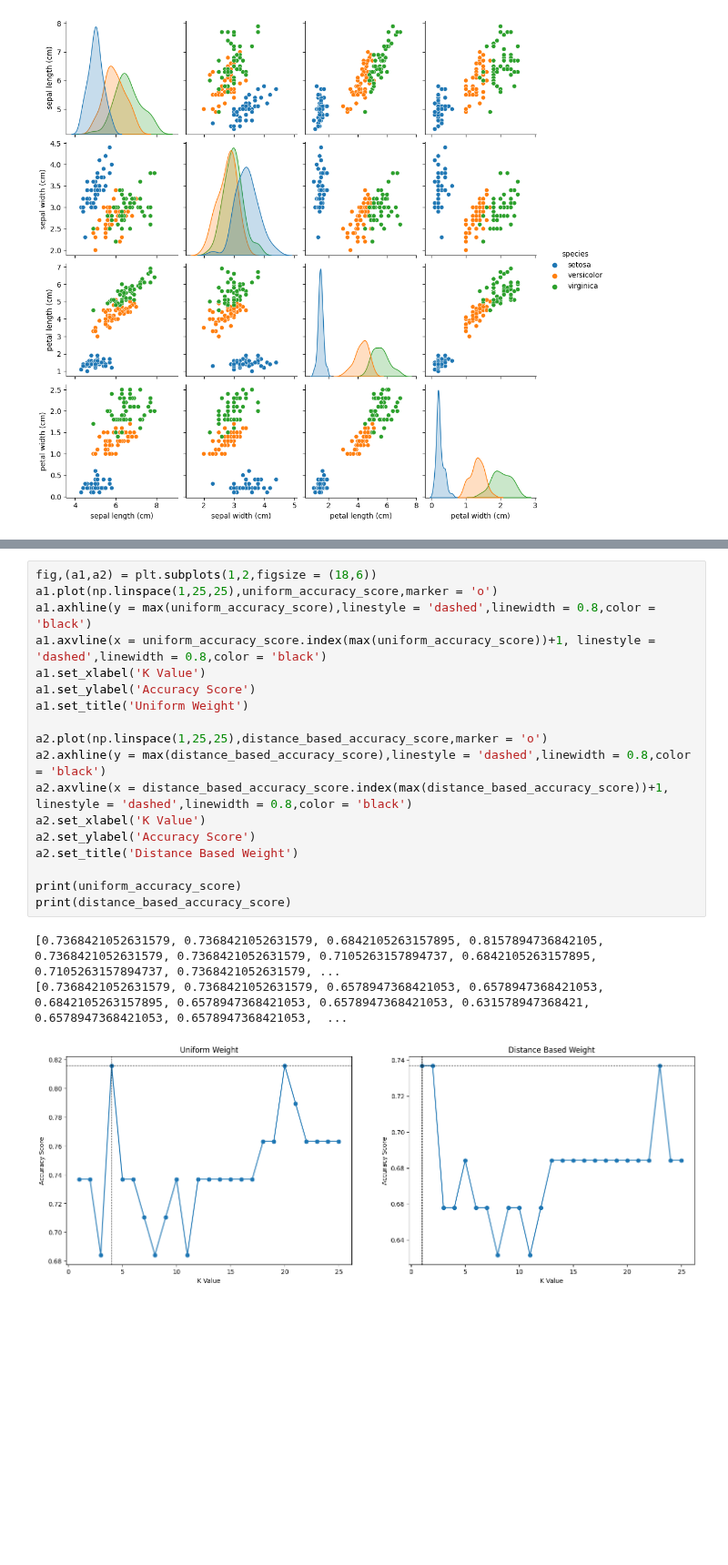
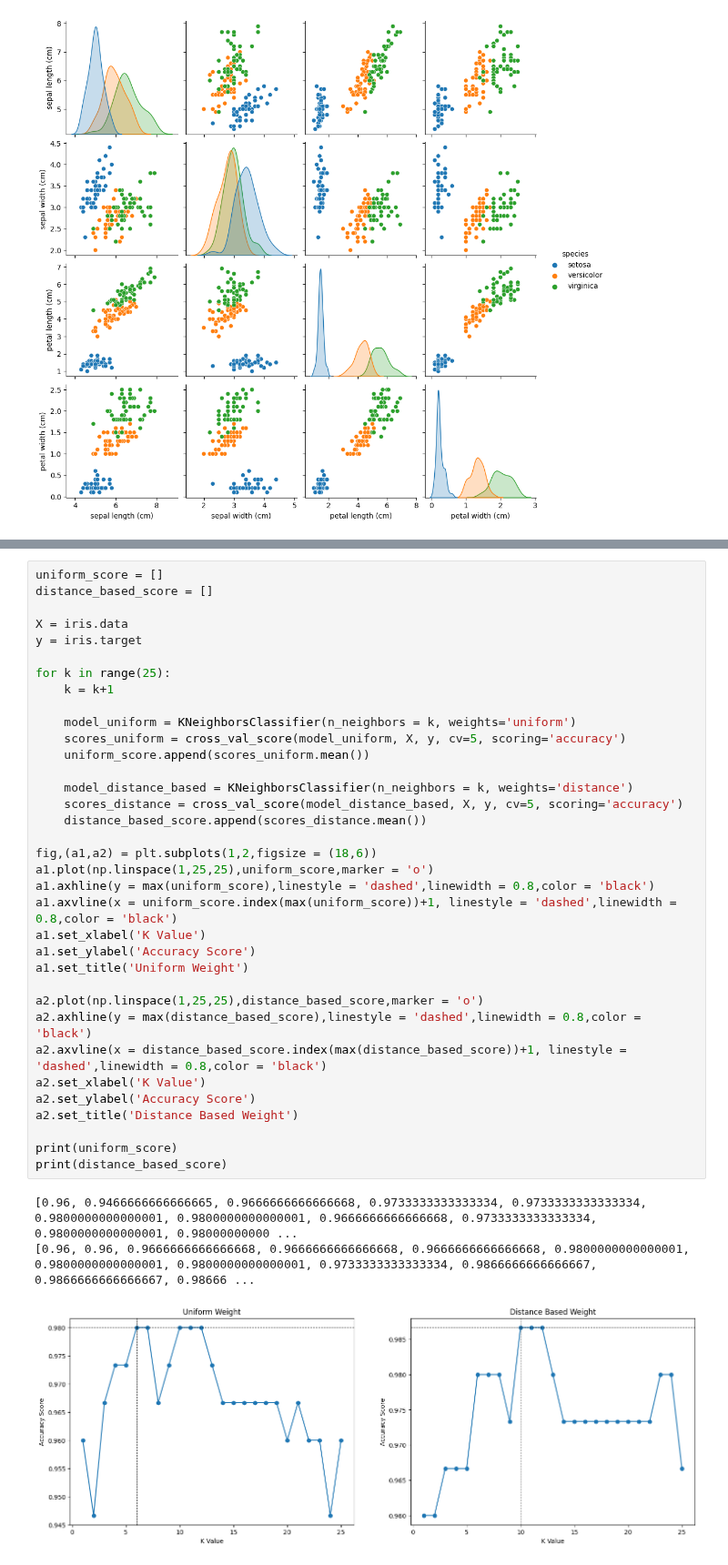
Before and after one commit to chenbin234/DAT405-DIT407-Introduction-to-data-science-and-AI, a Jupyter notebook: Assignment_2/Bingcheng/intro_to_AI_ass2.ipynb, the cells around one changed output, grey strips where cells are left out. Shown at 91% size. Saved outputs shown, nothing was run; the diff lists cells and outputs as text; blank space fills up the shorter version.

Commit message:
update figure

```diff
--- a/Assignment_2/Bingcheng/intro_to_AI_ass2.ipynb
+++ b/Assignment_2/Bingcheng/intro_to_AI_ass2.ipynb
@@ -162,22 +152,39 @@ for k in range(25):
 # %%
+uniform_score = []
+distance_based_score = []
+
+X = iris.data
+y = iris.target
+
+for k in range(25):
+    k = k+1
+
+    model_uniform = KNeighborsClassifier(n_neighbors = k, weights='uniform')
+    scores_uniform = cross_val_score(model_uniform, X, y, cv=5, scoring='accuracy')
+    uniform_score.append(scores_uniform.mean())
+
+    model_distance_based = KNeighborsClassifier(n_neighbors = k, weights='distance')
+    scores_distance = cross_val_score(model_distance_based, X, y, cv=5, scoring='accuracy')
+    distance_based_score.append(scores_distance.mean())
+
 fig,(a1,a2) = plt.subplots(1,2,figsize = (18,6))
-a1.plot(np.linspace(1,25,25),uniform_accuracy_score,marker = 'o')
-a1.axhline(y = max(uniform_accuracy_score),linestyle = 'dashed',linewidth = 0.8,color = 'black')
-a1.axvline(x = uniform_accuracy_score.index(max(uniform_accuracy_score))+1, linestyle = 'dashed',linewidth = 0.8,color = 'black')
+a1.plot(np.linspace(1,25,25),uniform_score,marker = 'o')
+a1.axhline(y = max(uniform_score),linestyle = 'dashed',linewidth = 0.8,color = 'black')
+a1.axvline(x = uniform_score.index(max(uniform_score))+1, linestyle = 'dashed',linewidth = 0.8,color = 'black')
 a1.set_xlabel('K Value')
 a1.set_ylabel('Accuracy Score')
 a1.set_title('Uniform Weight')
 
-a2.plot(np.linspace(1,25,25),distance_based_accuracy_score,marker = 'o')
-a2.axhline(y = max(distance_based_accuracy_score),linestyle = 'dashed',linewidth = 0.8,color = 'black')
-a2.axvline(x = distance_based_accuracy_score.index(max(distance_based_accuracy_score))+1, linestyle = 'dashed',linewidth = 0.8,color = 'black')
+a2.plot(np.linspace(1,25,25),distance_based_score,marker = 'o')
+a2.axhline(y = max(distance_based_score),linestyle = 'dashed',linewidth = 0.8,color = 'black')
+a2.axvline(x = distance_based_score.index(max(distance_based_score))+1, linestyle = 'dashed',linewidth = 0.8,color = 'black')
 a2.set_xlabel('K Value')
 a2.set_ylabel('Accuracy Score')
 a2.set_title('Distance Based Weight')
 
-print(uniform_accuracy_score)
-print(distance_based_accuracy_score)
+print(uniform_score)
+print(distance_based_score)
 # %% [output]
-[0.7368421052631579, 0.7368421052631579, 0.6842105263157895, 0.8157894736842105, 0.7368421052631579, 0.7368421052631579, 0.7105263157894737, 0.6842105263157895, 0.7105263157894737, 0.7368421052631579, ...
-[0.7368421052631579, 0.7368421052631579, 0.6578947368421053, 0.6578947368421053, 0.6842105263157895, 0.6578947368421053, 0.6578947368421053, 0.631578947368421, 0.6578947368421053, 0.6578947368421053,  ...
+[0.96, 0.9466666666666665, 0.9666666666666668, 0.9733333333333334, 0.9733333333333334, 0.9800000000000001, 0.9800000000000001, 0.9666666666666668, 0.9733333333333334, 0.9800000000000001, 0.98000000000 ...
+[0.96, 0.96, 0.9666666666666668, 0.9666666666666668, 0.9666666666666668, 0.9800000000000001, 0.9800000000000001, 0.9800000000000001, 0.9733333333333334, 0.9866666666666667, 0.9866666666666667, 0.98666 ...
-[figure, old version]
+[figure, new version]
```
Also changed, not shown: parts of 3 cells of this notebook.
